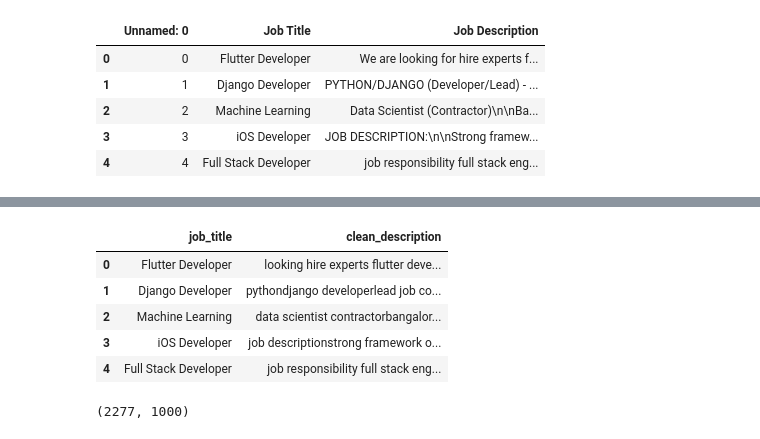
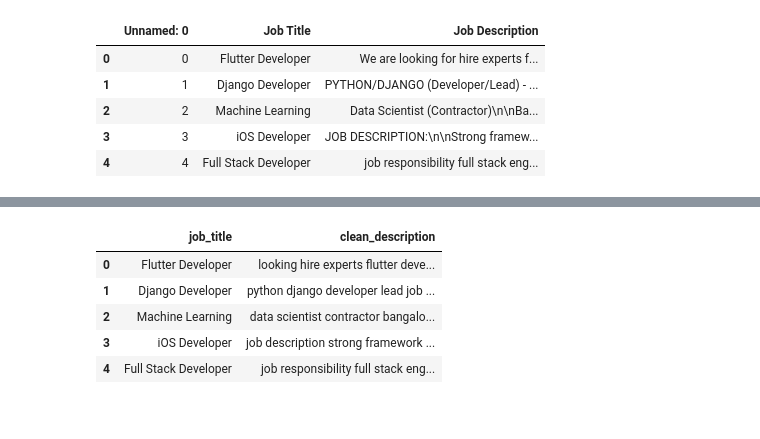
Before and after one commit to Shreya-Reddy-7/AI-Powered-Intelligent-Recruitment-Candidate-Analytics-System, a Jupyter notebook: Job_analyser.ipynb, the cells around one changed output, grey strips where cells are left out. Saved outputs shown, nothing was run; the diff lists cells and outputs as text; code cells hidden in the pictures.

```diff
--- a/Job_analyser.ipynb
+++ b/Job_analyser.ipynb
@@ -21,5 +24,7 @@ True
 # %%
-df = pd.read_csv('/content/drive/MyDrive/AI_Genesis_Dataset/job_title_des.csv')
+path = '/content/drive/MyDrive/AI_Genesis_Dataset/job_title_des.csv'
+
+df = pd.read_csv(path)
 
 df.head()
 # %% [output]
@@ -70,29 +52,25 @@ True
 # %%
+stop_words = set(stopwords.words('english'))
+
 def clean_text(text):
 
     text = text.lower()
-    text = re.sub(r'[^a-zA-Z ]','',text)   # remove numbers & symbols
+
+    text = re.sub(r'[^a-zA-Z ]',' ',text)
 
     words = text.split()
-    words = [w for w in words if w not in stopwords.words('english')]
+
+    words = [w for w in words if w not in stop_words]
 
     return " ".join(words)
+
+df['clean_description'] = df['job_description'].apply(clean_text)
+
+df[['job_title','clean_description']].head()
+# %% [output]
+|  | job_title | clean_description |
+| 0 | Flutter Developer | looking hire experts flutter deve... |
+| 1 | Django Developer | python django developer lead job ... |
+| 2 | Machine Learning | data scientist contractor bangalo... |
+| 3 | iOS Developer | job description strong framework ... |
+| 4 | Full Stack Developer | job responsibility full stack eng... |
-# %%
-df['clean_description'] = df['job_description'].apply(clean_text)
-
-df[['job_title','clean_description']].head()
-# %% [output]
-|  | job_title | clean_description |
-| 0 | Flutter Developer | looking hire experts flutter deve... |
-| 1 | Django Developer | pythondjango developerlead job co... |
-| 2 | Machine Learning | data scientist contractorbangalor... |
-| 3 | iOS Developer | job descriptionstrong framework o... |
-| 4 | Full Stack Developer | job responsibility full stack eng... |
-# %%
-vectorizer = TfidfVectorizer(max_features=1000)
-
-job_vectors = vectorizer.fit_transform(df['clean_description'])
-
-print(job_vectors.shape)
-# %% [output]
-(2277, 1000)
```
Also changed, not shown: parts of 30 cells of this notebook.
